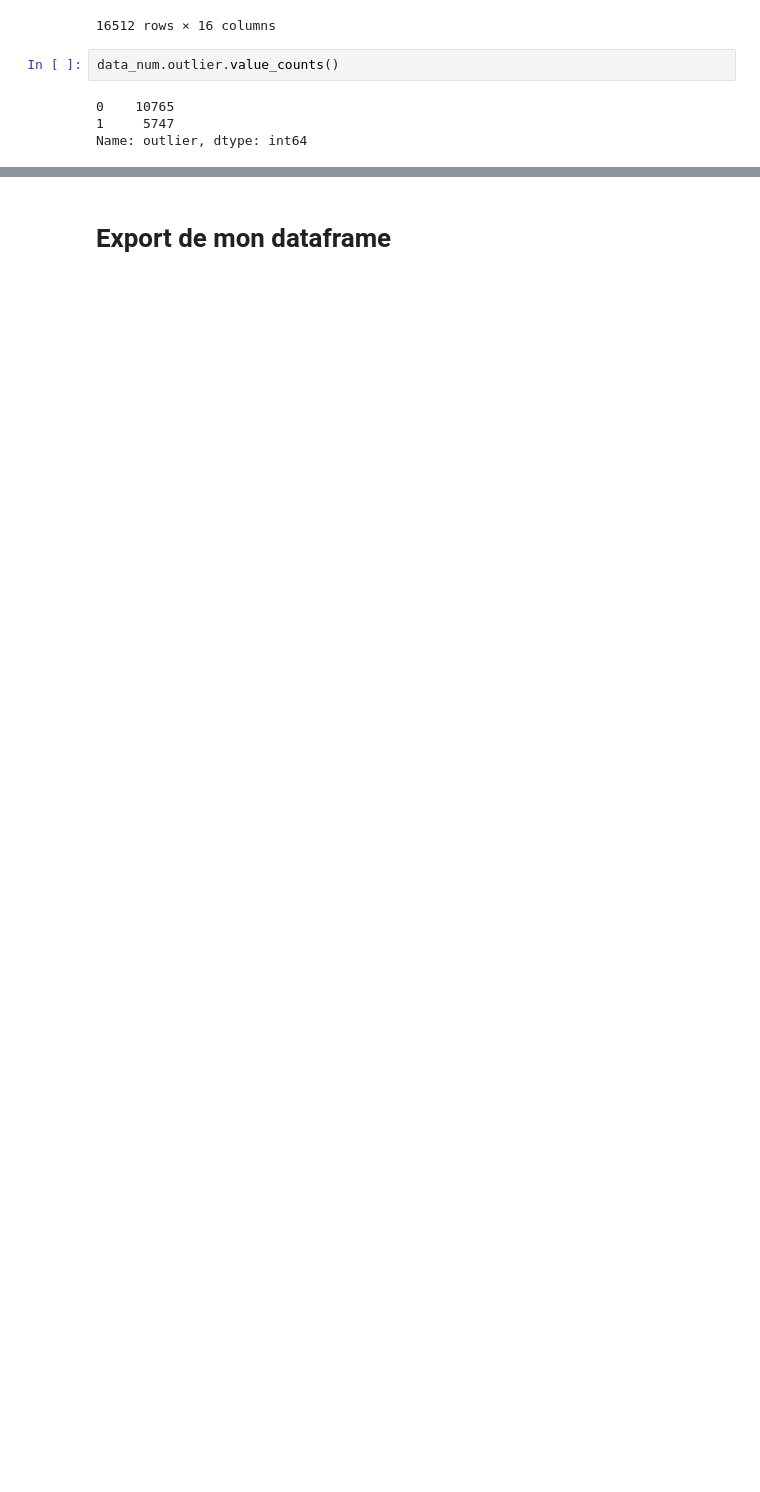
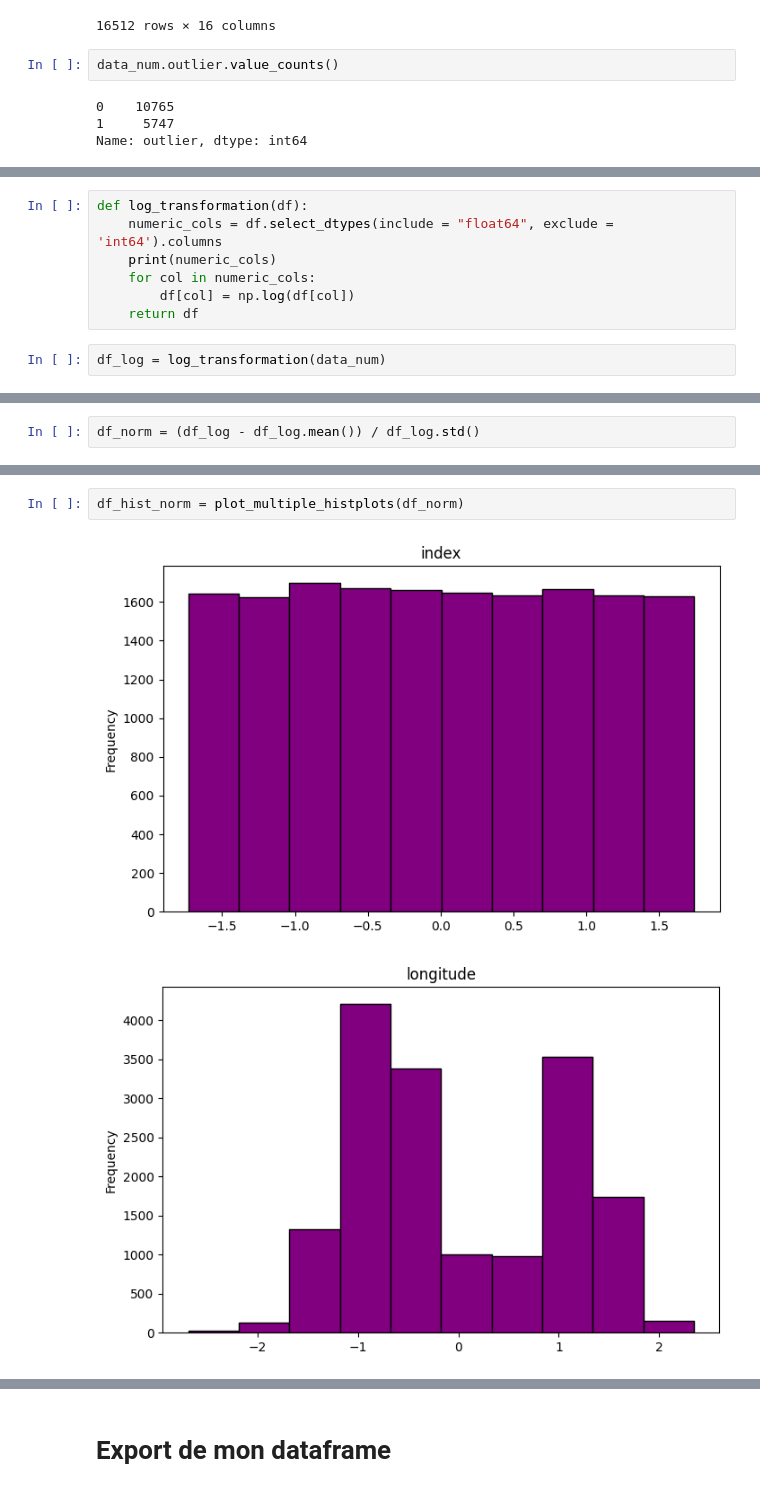
Before and after one commit to IISELII/projet_IA_immo, a Jupyter notebook: notebook_EDA_2.ipynb, the cells around one changed output, grey strips where cells are left out. Cells and saved outputs as stored; diff of their text form; blank space fills up the shorter version.

Commit message:
iteration 4 with log transformation

```diff
--- a/notebook_EDA_2.ipynb
+++ b/notebook_EDA_2.ipynb
@@ -462,0 +518,9 @@ Name: outlier, dtype: int64
+# %%
+def log_transformation(df):
+    numeric_cols = df.select_dtypes(include = "float64", exclude = 'int64').columns
+    print(numeric_cols)
+    for col in numeric_cols:
+        df[col] = np.log(df[col])
+    return df
+# %%
+df_log = log_transformation(data_num)
@@ -462,0 +577,2 @@ Name: outlier, dtype: int64
+# %%
+df_norm = (df_log - df_log.mean()) / df_log.std()
@@ -462,0 +595,5 @@ Name: outlier, dtype: int64
+# %%
+df_hist_norm = plot_multiple_histplots(df_norm)
+# %% [output]
+[figure, added]
+[figure, added]
```
Also changed, not shown: parts of 18 cells of this notebook, 2 other files.
